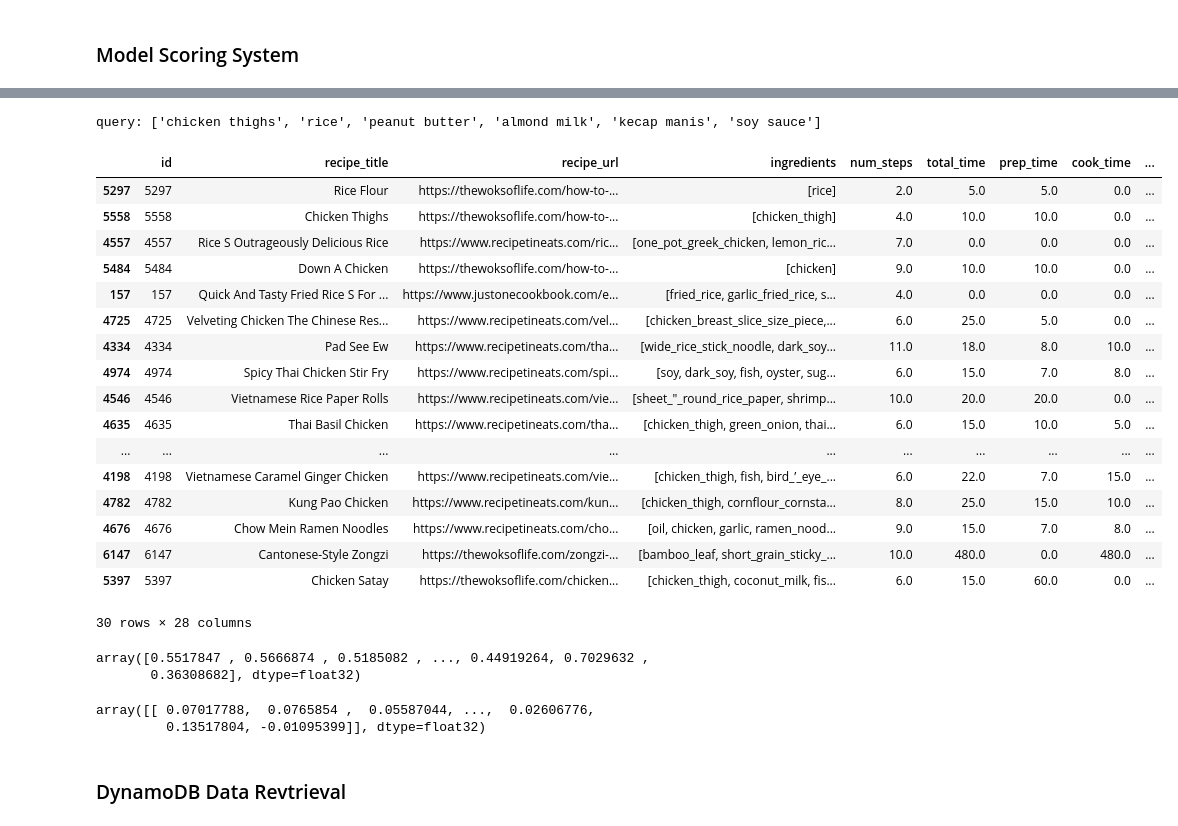
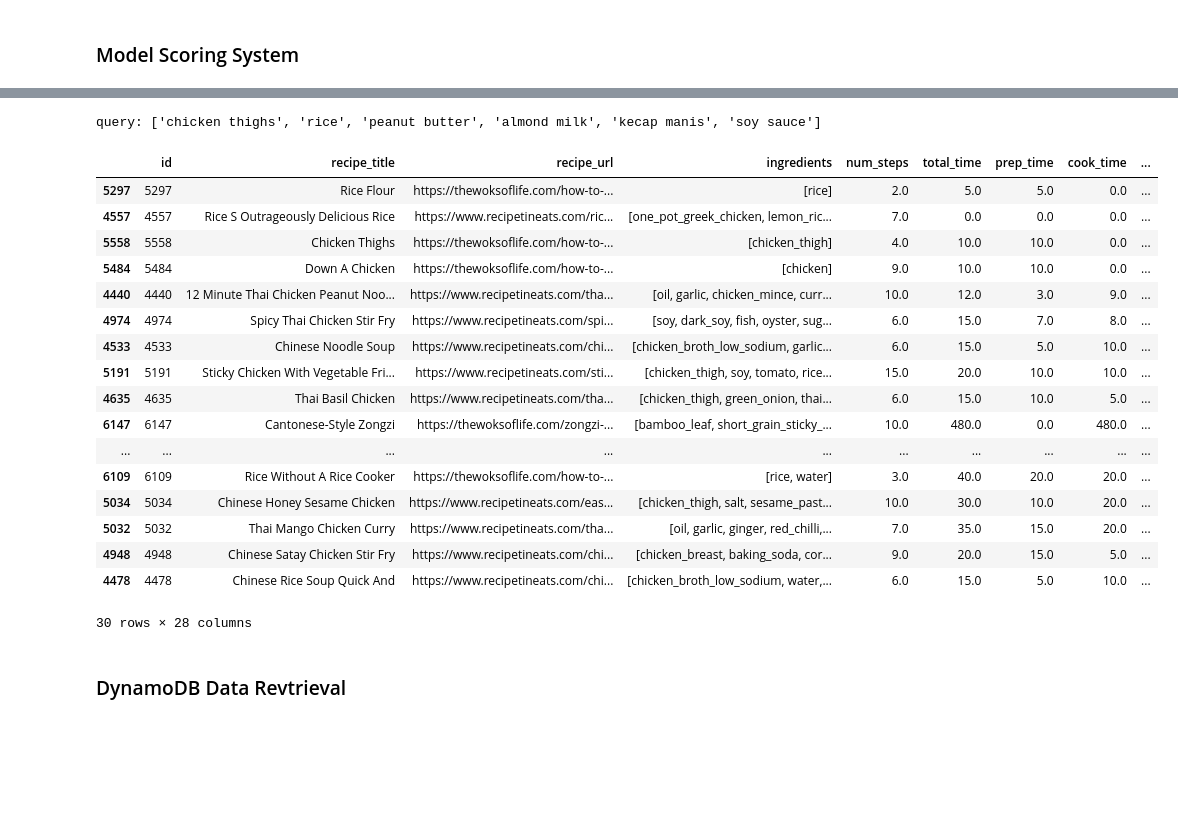
Before and after one commit to alfredmastan/food-recommendation, a Jupyter notebook: notebooks/model_training.ipynb, the cells around one changed output, grey strips where cells are left out. Drawn from its saved outputs; the diff is of its cells as text; code cells hidden in the pictures; blank space fills up the shorter version.

Commit message:
added predictive metrics + modified model wrap output

```diff
--- a/notebooks/model_training.ipynb
+++ b/notebooks/model_training.ipynb
@@ -123,9 +103,8 @@ model.predict(["salt"])
 ingredient_vectors = []
 for ingredients in data.ingredients:
     # Get the vectors for the recipe ingredients and normalize them
-    embedding_vecs = [fasttext_model.wv.get_vector(ing) for ing in ingredients]
-    unit_vecs = np.array([vec/np.linalg.norm(vec) for vec in embedding_vecs])
-    ingredient_vectors.append(unit_vecs)
+    embedding_vecs = [fasttext_model.wv.get_vector(ing, norm=True) for ing in ingredients]
+    ingredient_vectors.append(embedding_vecs)
 
 ingredient_vector_means = np.array([np.mean(ing_vector, axis=0) for ing_vector in ingredient_vectors])
 # %%
@@ -134,8 +113,7 @@ title_vectors = []
 for title in data.recipe_title:
     # Get the vector for the recipe title and normalize it
     title_split = title.split()
-    embedding_vecs = [fasttext_model.wv.get_vector(title) for title in title_split]
-    unit_vecs = np.array([vec/np.linalg.norm(vec) for vec in embedding_vecs])
-    title_vectors.append(unit_vecs)
+    embedding_vecs = [fasttext_model.wv.get_vector(title, norm=True) for title in title_split]
+    title_vectors.append(embedding_vecs)
 
 title_vector_means = np.array([np.mean(ing_vector, axis=0) for ing_vector in title_vectors])
@@ -145,69 +120,58 @@ def normalization(arr):
 # %%
 # Prediction scoring system
 user_id = 110833230122006731136
 n=10
 text = "chicken thighs, rice, peanut butter, almond milk, kecap manis, soy sauce"
 query = [ingredient.strip() for ingredient in text.split(",") if ingredient]
 print("query:", query)
 
 # Get the vectors for the search query and normalize them
-query_vecs = [fasttext_model.wv.get_vector(input) for input in query]
-unit_query_vec = np.array([vec/np.linalg.norm(vec) for vec in query_vecs])
+query_vecs = np.array([fasttext_model.wv.get_vector(input, norm=True) for input in query])
 
 # Calculate MaxSim for each recipe in the data
 # Might be slow for large amount of data
 ingredient_max_sim = np.array([])
 for ing_vector in ingredient_vectors:
-    tokens_sim = unit_query_vec @ ing_vector.T
+    tokens_sim = cosine_similarity(query_vecs, ing_vector)
 
     a_best = tokens_sim.max(axis=1)
     b_best = tokens_sim.max(axis=0)
 
     score = 0.5 * (a_best.mean() + b_best.mean())
     ingredient_max_sim = np.append(ingredient_max_sim, score)
 
 # Calculate cosine similarity between the mean query vector and the mean ingredients vector
-mean_query_vec = unit_query_vec.mean(axis=0)
-ingredient_sim = mean_query_vec.reshape(1, -1) @ ingredient_vector_means.T
-title_sim = mean_query_vec.reshape(1, -1) @ title_vector_means.T
+mean_query_vec = query_vecs.mean(axis=0)
+ingredient_sim = cosine_similarity(mean_query_vec.reshape(1, -1), ingredient_vector_means)
+title_sim = cosine_similarity(mean_query_vec.reshape(1, -1), title_vector_means)
 
-score = (params["model_pipeline"]["model_scoring"]["w_cosine"] * normalization(ingredient_sim[0]) +
-            params["model_pipeline"]["model_scoring"]["w_maxsim"] * normalization(ingredient_max_sim) +
-            params["model_pipeline"]["model_scoring"]["w_title"] * normalization(title_sim[0]))
+score = (params["model_pipeline"]["model_scoring"]["w_cosine"] * ingredient_sim[0] +
+            params["model_pipeline"]["model_scoring"]["w_maxsim"] * ingredient_max_sim +
+            params["model_pipeline"]["model_scoring"]["w_title"] * title_sim[0])
 
-rec_idx = np.argsort(score)[-params["model_pipeline"]["model_scoring"]["n_recs"]:][::-1]
+rec_idx = np.argsort(score)[-params["model_service"]["n_recs"]:][::-1]
 # rec_idx = [4557, 5297, 3977, 6109, 366, 3572, 6262, 314]
 data.iloc[rec_idx]
 # %% [output]
 query: ['chicken thighs', 'rice', 'peanut butter', 'almond milk', 'kecap manis', 'soy sauce']
 |  | id | recipe_title | recipe_url | ingredients | num_steps | total_time | prep_time | cook_time | ... |
 | 5297 | 5297 | Rice Flour | https://thewoksoflife.com/how-to-... | [rice] | 2.0 | 5.0 | 5.0 | 0.0 | ... |
+| 4557 | 4557 | Rice S Outrageously Delicious Rice | https://www.recipetineats.com/ric... | [one_pot_greek_chicken, lemon_ric... | 7.0 | 0.0 | 0.0 | 0.0 | ... |
 | 5558 | 5558 | Chicken Thighs | https://thewoksoflife.com/how-to-... | [chicken_thigh] | 4.0 | 10.0 | 10.0 | 0.0 | ... |
-| 4557 | 4557 | Rice S Outrageously Delicious Rice | https://www.recipetineats.com/ric... | [one_pot_greek_chicken, lemon_ric... | 7.0 | 0.0 | 0.0 | 0.0 | ... |
 | 5484 | 5484 | Down A Chicken | https://thewoksoflife.com/how-to-... | [chicken] | 9.0 | 10.0 | 10.0 | 0.0 | ... |
-| 157 | 157 | Quick And Tasty Fried Rice S For ... | https://www.justonecookbook.com/e... | [fried_rice, garlic_fried_rice, s... | 4.0 | 0.0 | 0.0 | 0.0 | ... |
-| 4725 | 4725 | Velveting Chicken The Chinese Res... | https://www.recipetineats.com/vel... | [chicken_breast_slice_size_piece,... | 6.0 | 25.0 | 5.0 | 0.0 | ... |
-| 4334 | 4334 | Pad See Ew | https://www.recipetineats.com/tha... | [wide_rice_stick_noodle, dark_soy... | 11.0 | 18.0 | 8.0 | 10.0 | ... |
+| 4440 | 4440 | 12 Minute Thai Chicken Peanut Noo... | https://www.recipetineats.com/tha... | [oil, garlic, chicken_mince, curr... | 10.0 | 12.0 | 3.0 | 9.0 | ... |
 | 4974 | 4974 | Spicy Thai Chicken Stir Fry | https://www.recipetineats.com/spi... | [soy, dark_soy, fish, oyster, sug... | 6.0 | 15.0 | 7.0 | 8.0 | ... |
-| 4546 | 4546 | Vietnamese Rice Paper Rolls | https://www.recipetineats.com/vie... | [sheet_″_round_rice_paper, shrimp... | 10.0 | 20.0 | 20.0 | 0.0 | ... |
+| 4533 | 4533 | Chinese Noodle Soup | https://www.recipetineats.com/chi... | [chicken_broth_low_sodium, garlic... | 6.0 | 15.0 | 5.0 | 10.0 | ... |
+| 5191 | 5191 | Sticky Chicken With Vegetable Fri... | https://www.recipetineats.com/sti... | [chicken_thigh, soy, tomato, rice... | 15.0 | 20.0 | 10.0 | 10.0 | ... |
 | 4635 | 4635 | Thai Basil Chicken | https://www.recipetineats.com/tha... | [chicken_thigh, green_onion, thai... | 6.0 | 15.0 | 10.0 | 5.0 | ... |
+| 6147 | 6147 | Cantonese-Style Zongzi | https://thewoksoflife.com/zongzi-... | [bamboo_leaf, short_grain_sticky_... | 10.0 | 480.0 | 0.0 | 480.0 | ... |
 | ... | ... | ... | ... | ... | ... | ... | ... | ... | ... |
-| 4198 | 4198 | Vietnamese Caramel Ginger Chicken | https://www.recipetineats.com/vie... | [chicken_thigh, fish, bird_’_eye_... | 6.0 | 22.0 | 7.0 | 15.0 | ... |
-| 4782 | 4782 | Kung Pao Chicken | https://www.recipetineats.com/kun... | [chicken_thigh, cornflour_cornsta... | 8.0 | 25.0 | 15.0 | 10.0 | ... |
-| 4676 | 4676 | Chow Mein Ramen Noodles | https://www.recipetineats.com/cho... | [oil, chicken, garlic, ramen_nood... | 9.0 | 15.0 | 7.0 | 8.0 | ... |
-| 6147 | 6147 | Cantonese-Style Zongzi | https://thewoksoflife.com/zongzi-... | [bamboo_leaf, short_grain_sticky_... | 10.0 | 480.0 | 0.0 | 480.0 | ... |
-| 5397 | 5397 | Chicken Satay | https://thewoksoflife.com/chicken... | [chicken_thigh, coconut_milk, fis... | 6.0 | 15.0 | 60.0 | 0.0 | ... |
+| 6109 | 6109 | Rice Without A Rice Cooker | https://thewoksoflife.com/how-to-... | [rice, water] | 3.0 | 40.0 | 20.0 | 20.0 | ... |
+| 5034 | 5034 | Chinese Honey Sesame Chicken | https://www.recipetineats.com/eas... | [chicken_thigh, salt, sesame_past... | 10.0 | 30.0 | 10.0 | 20.0 | ... |
+| 5032 | 5032 | Thai Mango Chicken Curry | https://www.recipetineats.com/tha... | [oil, garlic, ginger, red_chilli,... | 7.0 | 35.0 | 15.0 | 20.0 | ... |
+| 4948 | 4948 | Chinese Satay Chicken Stir Fry | https://www.recipetineats.com/chi... | [chicken_breast, baking_soda, cor... | 9.0 | 20.0 | 15.0 | 5.0 | ... |
+| 4478 | 4478 | Chinese Rice Soup Quick And | https://www.recipetineats.com/chi... | [chicken_broth_low_sodium, water,... | 6.0 | 15.0 | 5.0 | 10.0 | ... |
 30 rows × 28 columns
-# %%
-normalization(ingredient_sim[0])
-# %% [output]
-array([0.5517847 , 0.5666874 , 0.5185082 , ..., 0.44919264, 0.7029632 ,
-       0.36308682], dtype=float32)
-# %%
-ingredient_sim
-# %% [output]
-array([[ 0.07017788,  0.0765854 ,  0.05587044, ...,  0.02606776,
-         0.13517804, -0.01095399]], dtype=float32)
 # %% [markdown]
 ### DynamoDB Data Revtrieval
 # %%
```
Also changed, not shown: parts of 6 cells of this notebook, 2 other files.
